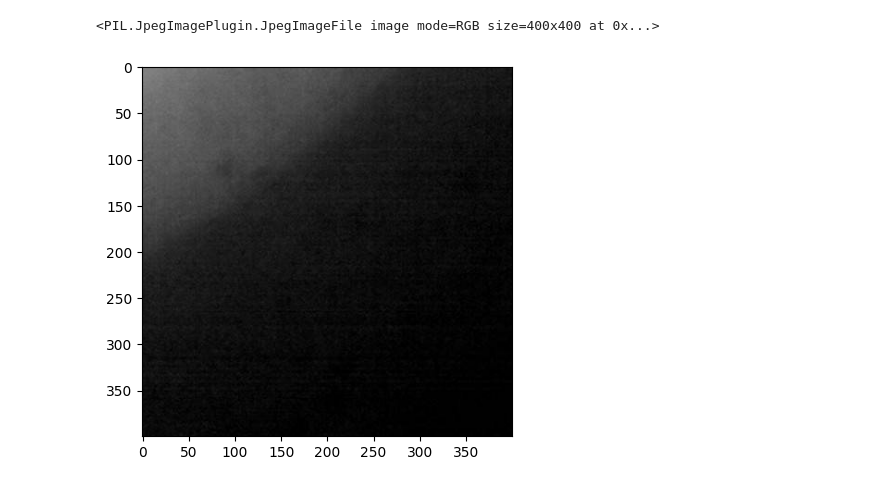
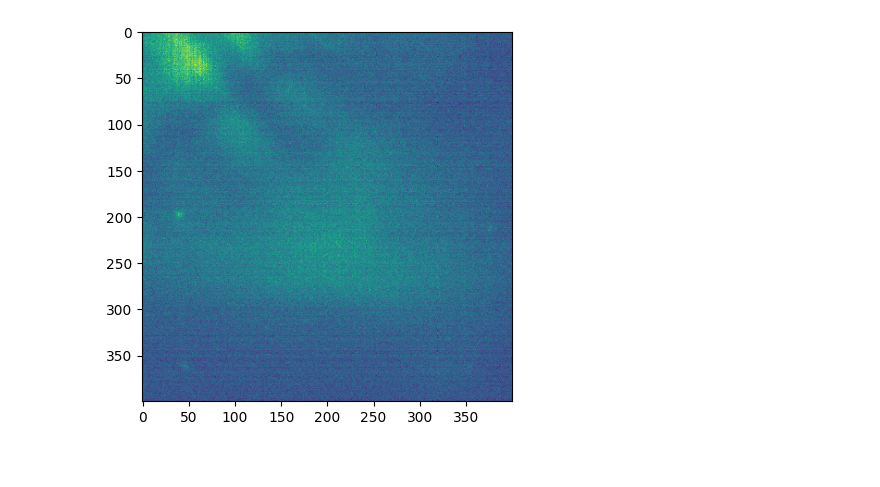
Before and after one commit to ams-OSRAM/ams_rpi_software, a Jupyter notebook: notebooks/api_usage.ipynb, the cells around one changed output. Saved outputs shown, nothing was run; the diff lists cells and outputs as text; code cells hidden in the pictures.

```diff
--- a/notebooks/api_usage.ipynb
+++ b/notebooks/api_usage.ipynb
@@ -164,20 +129,9 @@ array([[172, 160, 159, ...,  71,  75,  72],
-# %%
-%matplotlib inline
-import time
-
-r = requests.get(f'http://{pi_address}:8000/testfast')
-i = Image.open(BytesIO(r.content))
-
-print(i)
-arr=np.asarray(i)
-# %% [output]
-<PIL.JpegImagePlugin.JpegImageFile image mode=RGB size=400x400 at 0x...>
 # %%
 import matplotlib.pyplot as plt
-plt.imshow(i)
+plt.imshow(ret['A'][0])
 plt.show()
 # %% [output]
-[figure, old version]
+[figure, new version]
 # %%
 #direct i2c access.
 import subprocess
```
Also changed, not shown: parts of 17 cells of this notebook, 9 other files.
